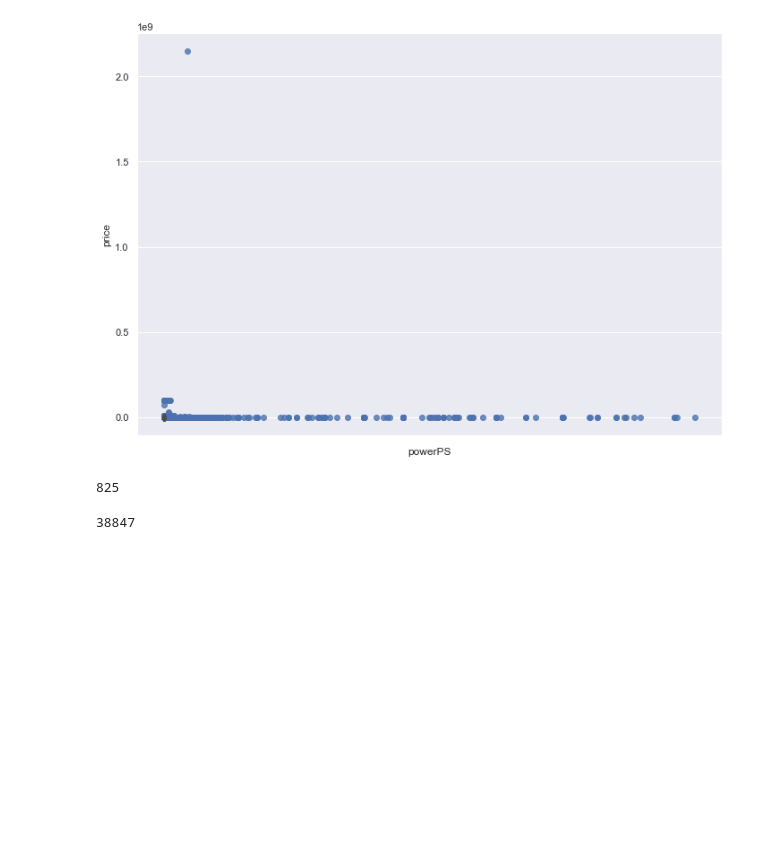
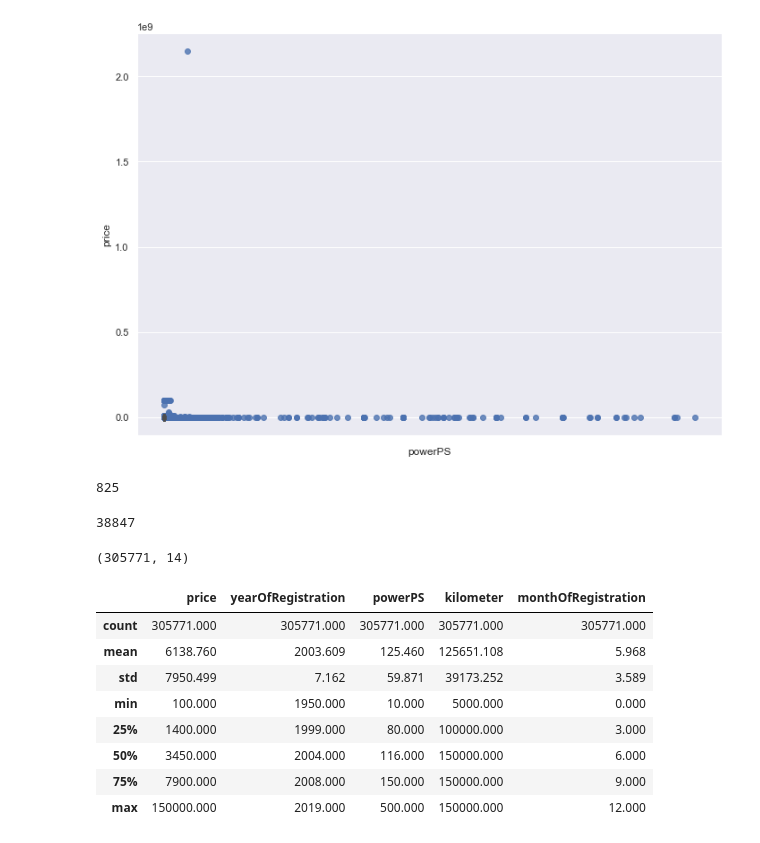
Before and after one commit to ketan9808/ML_Car_price_prediction, a Jupyter notebook: Car_price_prediction.ipynb, the cells around one changed output. Cells and saved outputs as stored; diff of their text form; code cells hidden in the pictures; blank space fills up the shorter version.

```diff
--- a/Car_price_prediction.ipynb
+++ b/Car_price_prediction.ipynb
@@ -286,3 +286,28 @@ sum(cars.powerPS < 10)
 38847
 # %%
 # The data all shown above are skewed ie have a lot of outliers and we have to clean them up.
+# %%
+# Extracting the working data from whole data
+cars = cars[
+    (cars.yearOfRegistration <=2020)
+    &(cars.yearOfRegistration >= 1950)
+    &(cars.price >= 100)
+    &(cars.price <= 150000)
+    &(cars.powerPS >= 10)
+    &(cars.powerPS <= 500)
+]
+cars.shape
+# %% [output]
+(305771, 14)
+# %%
+cars.describe()
+# %% [output]
+|  | price | yearOfRegistration | powerPS | kilometer | monthOfRegistration |
+| count | 305771.000 | 305771.000 | 305771.000 | 305771.000 | 305771.000 |
+| mean | 6138.760 | 2003.609 | 125.460 | 125651.108 | 5.968 |
+| std | 7950.499 | 7.162 | 59.871 | 39173.252 | 3.589 |
+| min | 100.000 | 1950.000 | 10.000 | 5000.000 | 0.000 |
+| 25% | 1400.000 | 1999.000 | 80.000 | 100000.000 | 3.000 |
+| 50% | 3450.000 | 2004.000 | 116.000 | 150000.000 | 6.000 |
+| 75% | 7900.000 | 2008.000 | 150.000 | 150000.000 | 9.000 |
+| max | 150000.000 | 2019.000 | 500.000 | 150000.000 | 12.000 |
```
Also changed, not shown: parts of 5 cells of this notebook.
